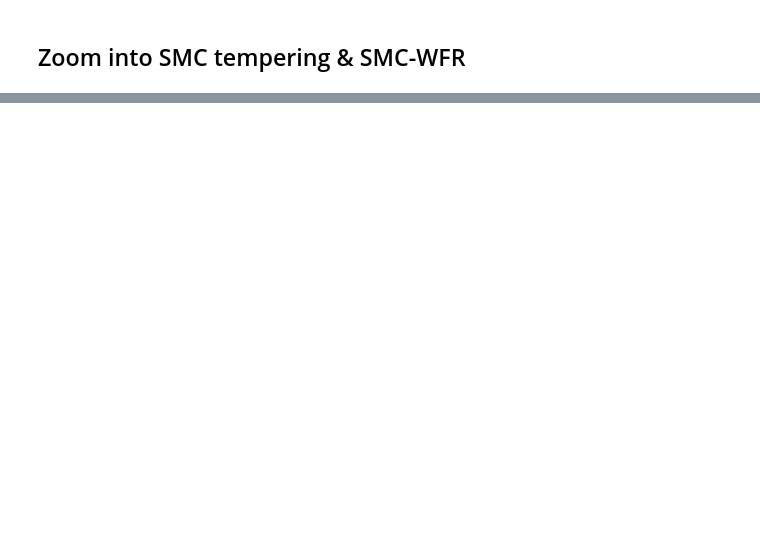
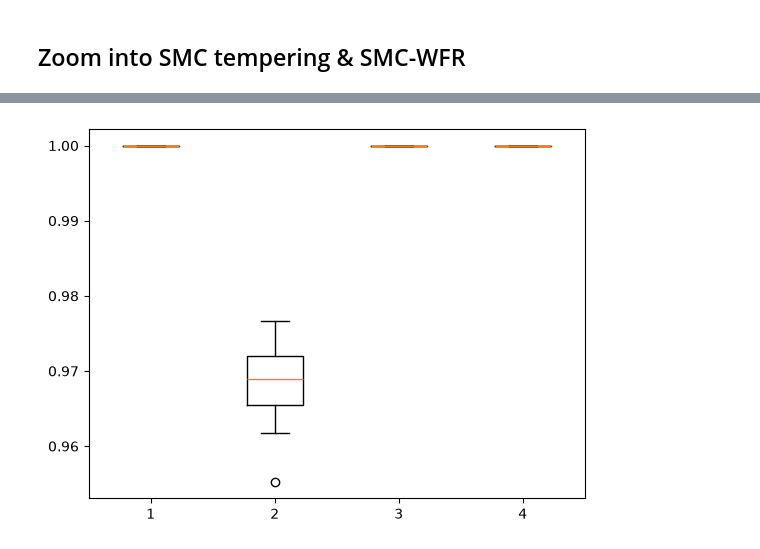
Before and after one commit to FrancescaCrucinio/SMC-WFR, a Jupyter notebook: GaussianMixture/GaussianMixture2D_FlowComparison.ipynb, the cells around one changed output, grey strips where cells are left out. Drawn from its saved outputs; the diff is of its cells as text; code cells hidden in the pictures; blank space fills up the shorter version.

```diff
--- a/GaussianMixture/GaussianMixture2D_FlowComparison.ipynb
+++ b/GaussianMixture/GaussianMixture2D_FlowComparison.ipynb
@@ -321,0 +330,4 @@ plt.yticks(fontsize=15);
+# %%
+plt.boxplot([ess_fr/N, ess_wfr/N, ess_smcula/N, ess_smcmala/N]);
+# %% [output]
+[figure, added]
```
Also changed, not shown: parts of 16 cells of this notebook, 10 other files.
